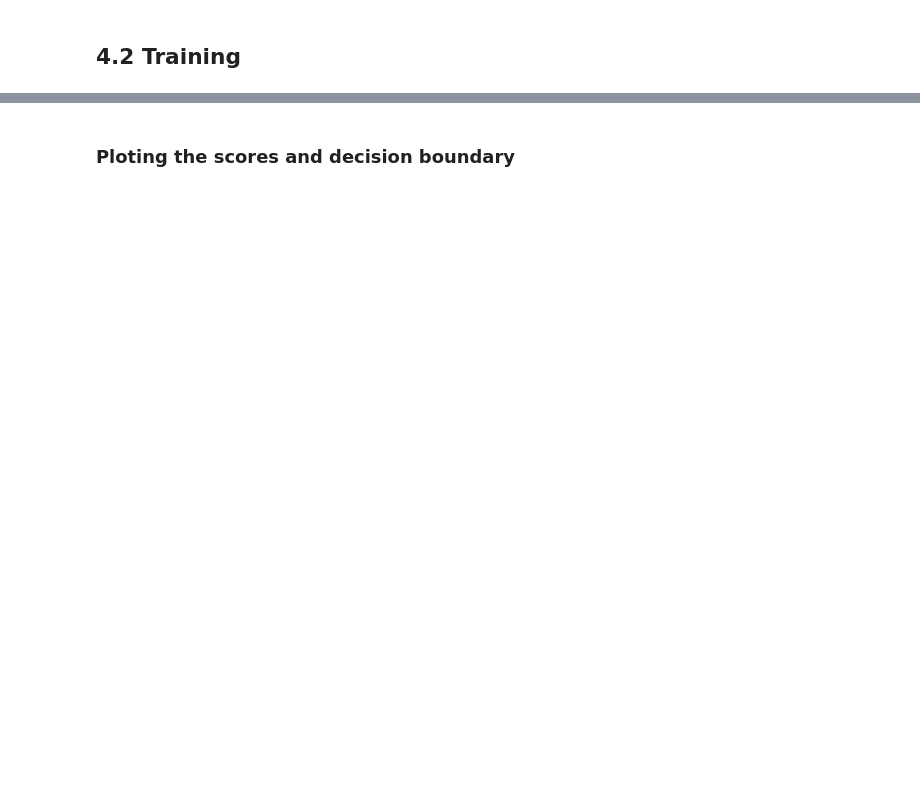
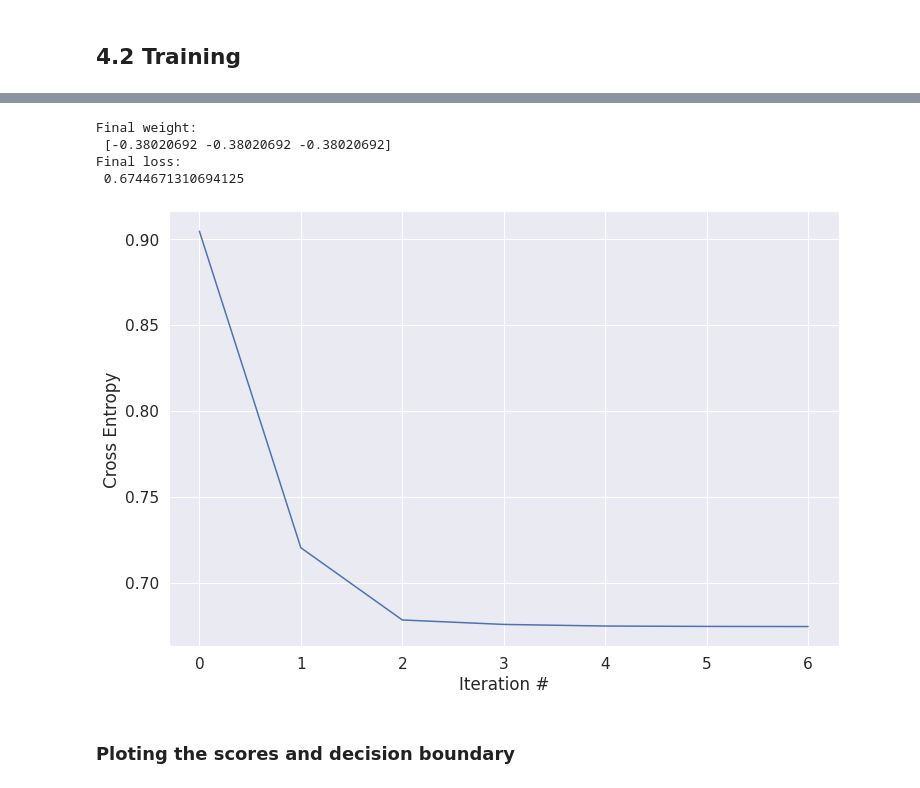
Before and after one commit to fcnoronha/introduction-to-machine-learning, a Jupyter notebook: ep04/ep04_logreg.ipynb, the cells around one changed output, grey strips where cells are left out. Drawn from its saved outputs; the diff is of its cells as text; code cells hidden in the pictures; blank space fills up the shorter version.

```diff
--- a/ep04/ep04_logreg.ipynb
+++ b/ep04/ep04_logreg.ipynb
@@ -63,7 +63,10 @@ def cross_entropy(w, X, y):
     :rtype: float
     """
     ### Your code begins here _____________________
-    raise NotImplementedError("Function cross_entropy() is not implemented")
+
+    e = np.mean(np.log(1 + np.exp(-(y * np.dot(X, w)))))
+    return e
+
     ### Your code ends here _____________________
 
 
@@ -80,7 +83,10 @@ def cross_entropy_gradient(w, X, y):
     :rtype: float
     """
     ### Your code begins here _____________________
-    raise NotImplementedError("Function cross_entropy_gradient() is not implemented")
+
+    grad = -np.mean(X.T * (y/(1 + np.exp(y * np.dot(X, w)))))
+    return grad
+
     ### Your code ends here _____________________
 # %% [markdown]
 ### Logistic regression training
@@ -105,7 +111,22 @@ def train_logistic(X, y, learning_rate = 1e-1, w0 = None,\
     """
 
     ### Your code begins here _____________________
-    raise NotImplementedError("Function train_logistic() is not implemented")
+
+    # X matrix with ones in the beggining of each observation
+    Xa = np.hstack((np.ones((X.shape[0], 1)), X))
+    # weight array
+    w = np.ones(shape=(X.shape[1]+1)) if w0 == None else w0
+    # history of cross entropy - E_in
+    history = []
+    history.append(cross_entropy(w, Xa, y))
+
+    for i in range(num_iterations):
+        w = w - (learning_rate * cross_entropy_gradient(w, Xa, y));
+        history.append(cross_entropy(w, Xa, y))
+
+    if return_history: return w, history
+    else:              return w
+
     ### Your code ends here _____________________
 # %% [markdown]
 ### Logistic regression prediction
@@ -356,19 +459,25 @@ plt.show()
 # %%
 
 np.random.seed(56789)
 w_logistic, loss = train_logistic(X_train, y_train,\
-                                       learning_rate = 0.005,
-                                       num_iterations = 1000,\
+                                       learning_rate = 20,\
+                                       num_iterations = 6,\
                                        return_history = True)
 
 print("Final weight:\n", w_logistic)
 print("Final loss:\n", loss[-1])
 
 plt.figure(figsize = (12, 8))
 plt.plot(loss)
 plt.xlabel('Iteration #')
 plt.ylabel('Cross Entropy')
 plt.show()
+# %% [output]
+Final weight:
+ [-0.38020692 -0.38020692 -0.38020692]
+Final loss:
+ 0.6744671310694125
+[figure, added]
 # %% [markdown]
 ### Ploting the scores and decision boundary
 # %%
```
Also changed, not shown: parts of 21 cells of this notebook, 1 other file.
